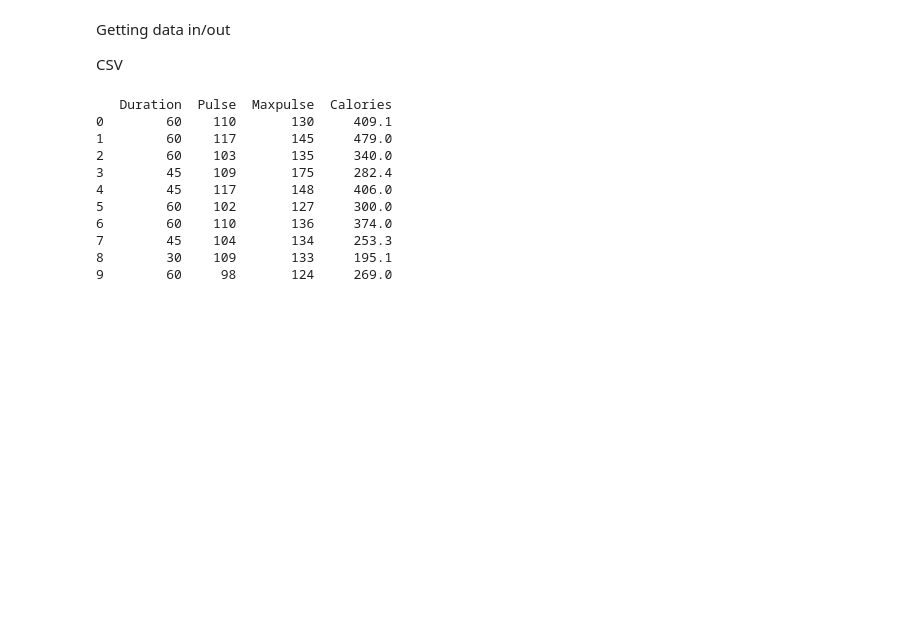
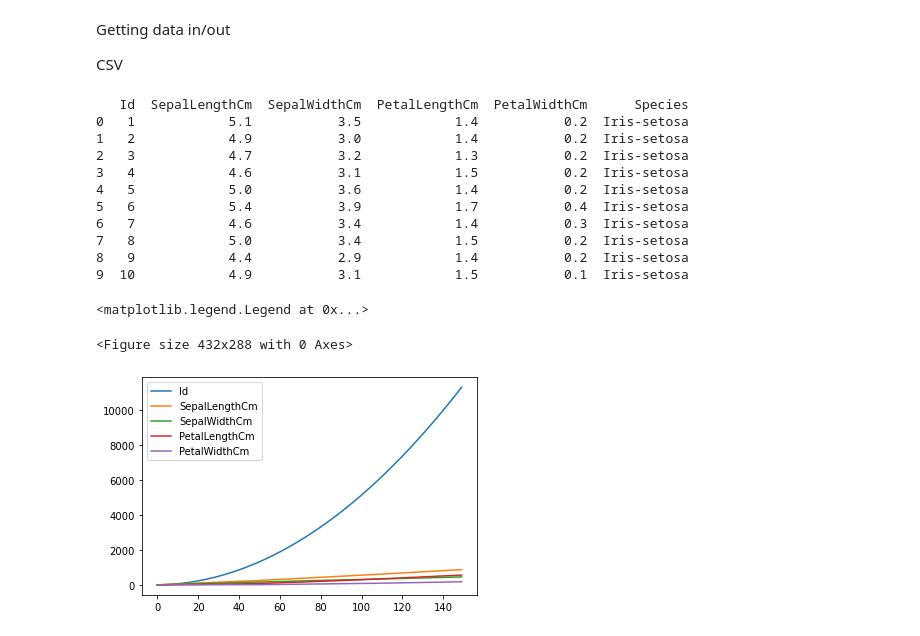
Before and after one commit to fangjin/STAT1129, a Jupyter notebook: Json/Pandas3.ipynb, the cells around one changed output. Drawn from its saved outputs; the diff is of its cells as text; code cells hidden in the pictures; blank space fills up the shorter version.

```diff
--- a/Json/Pandas3.ipynb
+++ b/Json/Pandas3.ipynb
@@ -231,18 +256,27 @@ Getting data in/out
 
 CSV
 # %%
-df = pd.read_csv('data.csv')
+df3 = pd.read_csv('Iris.csv')
 
-print(df.head(10))
+print(df3.head(10))
 # %% [output]
-   Duration  Pulse  Maxpulse  Calories
-0        60    110       130     409.1
-1        60    117       145     479.0
-2        60    103       135     340.0
-3        45    109       175     282.4
-4        45    117       148     406.0
-5        60    102       127     300.0
-6        60    110       136     374.0
-7        45    104       134     253.3
-8        30    109       133     195.1
-9        60     98       124     269.0
+   Id  SepalLengthCm  SepalWidthCm  PetalLengthCm  PetalWidthCm      Species
+0   1            5.1           3.5            1.4           0.2  Iris-setosa
+1   2            4.9           3.0            1.4           0.2  Iris-setosa
+2   3            4.7           3.2            1.3           0.2  Iris-setosa
+3   4            4.6           3.1            1.5           0.2  Iris-setosa
+4   5            5.0           3.6            1.4           0.2  Iris-setosa
+5   6            5.4           3.9            1.7           0.4  Iris-setosa
+6   7            4.6           3.4            1.4           0.3  Iris-setosa
+7   8            5.0           3.4            1.5           0.2  Iris-setosa
+8   9            4.4           2.9            1.4           0.2  Iris-setosa
+9  10            4.9           3.1            1.5           0.1  Iris-setosa
+# %%
+df3 = df3.cumsum()
+plt.figure()
+df3.plot()
+plt.legend()
+# %% [output]
+<matplotlib.legend.Legend at 0x...>
+<Figure size 432x288 with 0 Axes>
+[figure, added]
```
Also changed, not shown: parts of 21 cells of this notebook.
